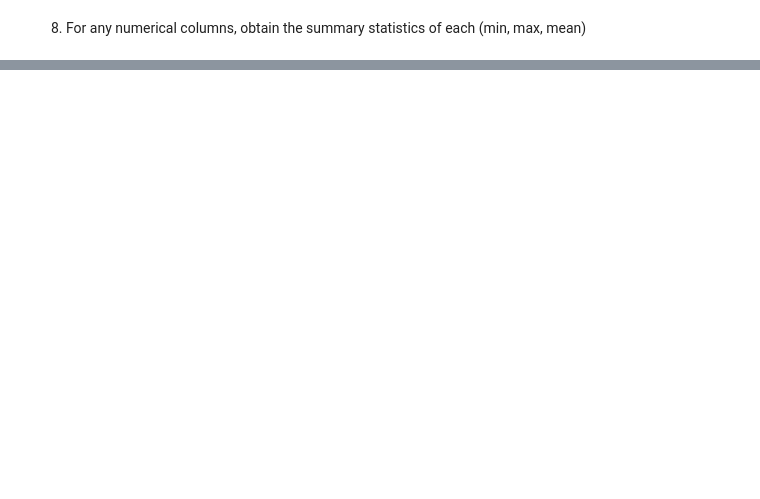
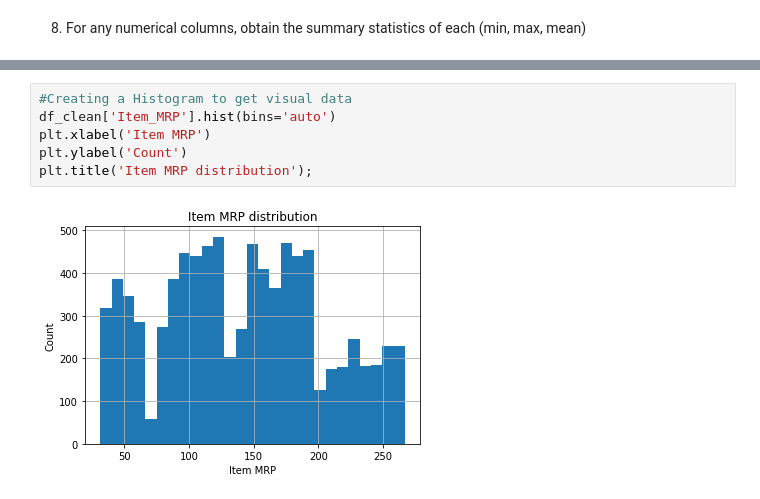
Before and after one commit to rommeljpadilla/sales-predictions, a Jupyter notebook: Sales_predictions.ipynb, the cells around one changed output, grey strips where cells are left out. Saved outputs shown, nothing was run; the diff lists cells and outputs as text; blank space fills up the shorter version.

```diff
--- a/Sales_predictions.ipynb
+++ b/Sales_predictions.ipynb
@@ -271,0 +286,8 @@ for col in num_column:
+# %%
+#Creating a Histogram to get visual data
+df_clean['Item_MRP'].hist(bins='auto')
+plt.xlabel('Item MRP')
+plt.ylabel('Count')
+plt.title('Item MRP distribution');
+# %% [output]
+[figure, added]
```
Also changed, not shown: parts of 13 cells of this notebook.
